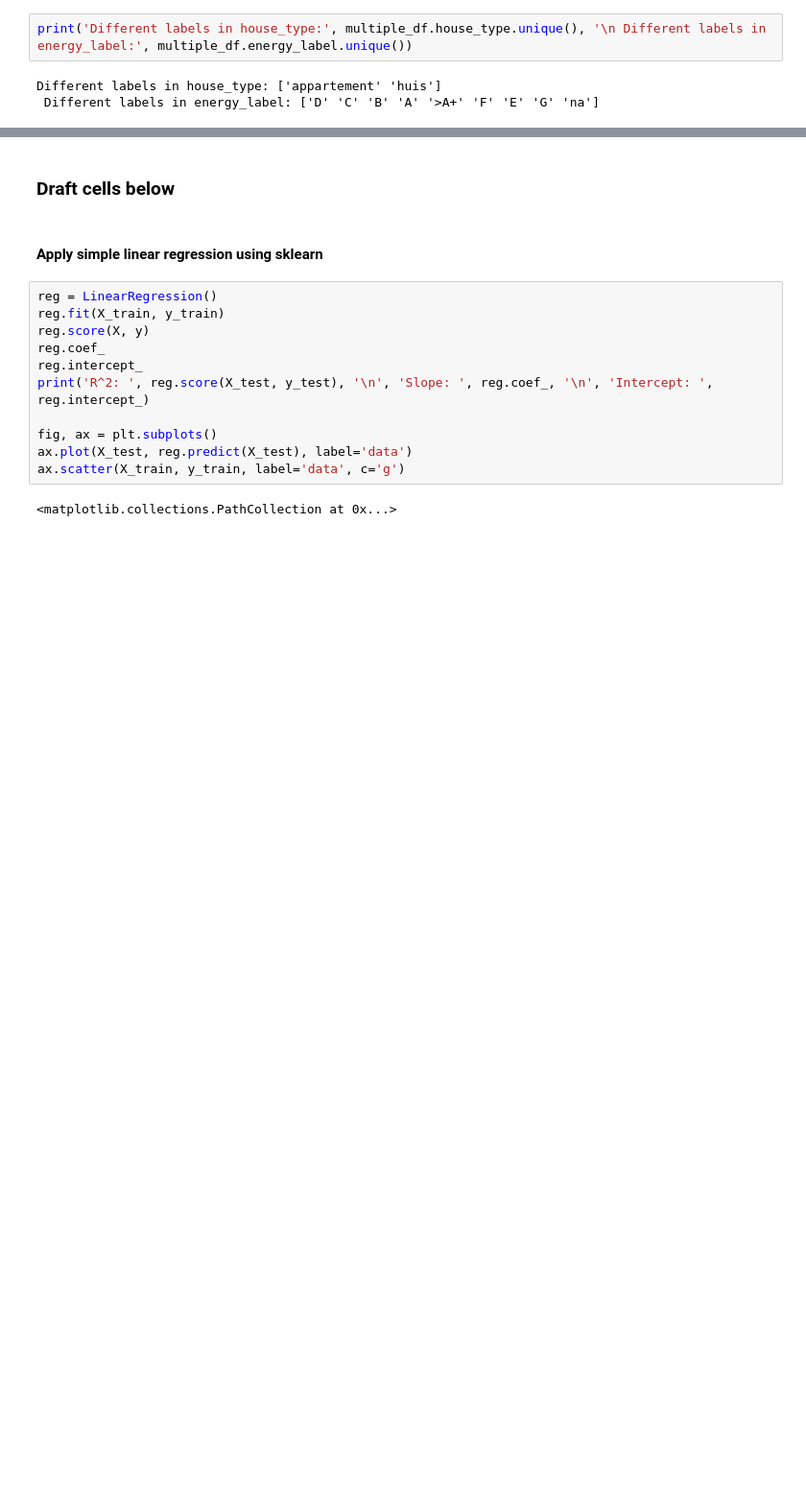
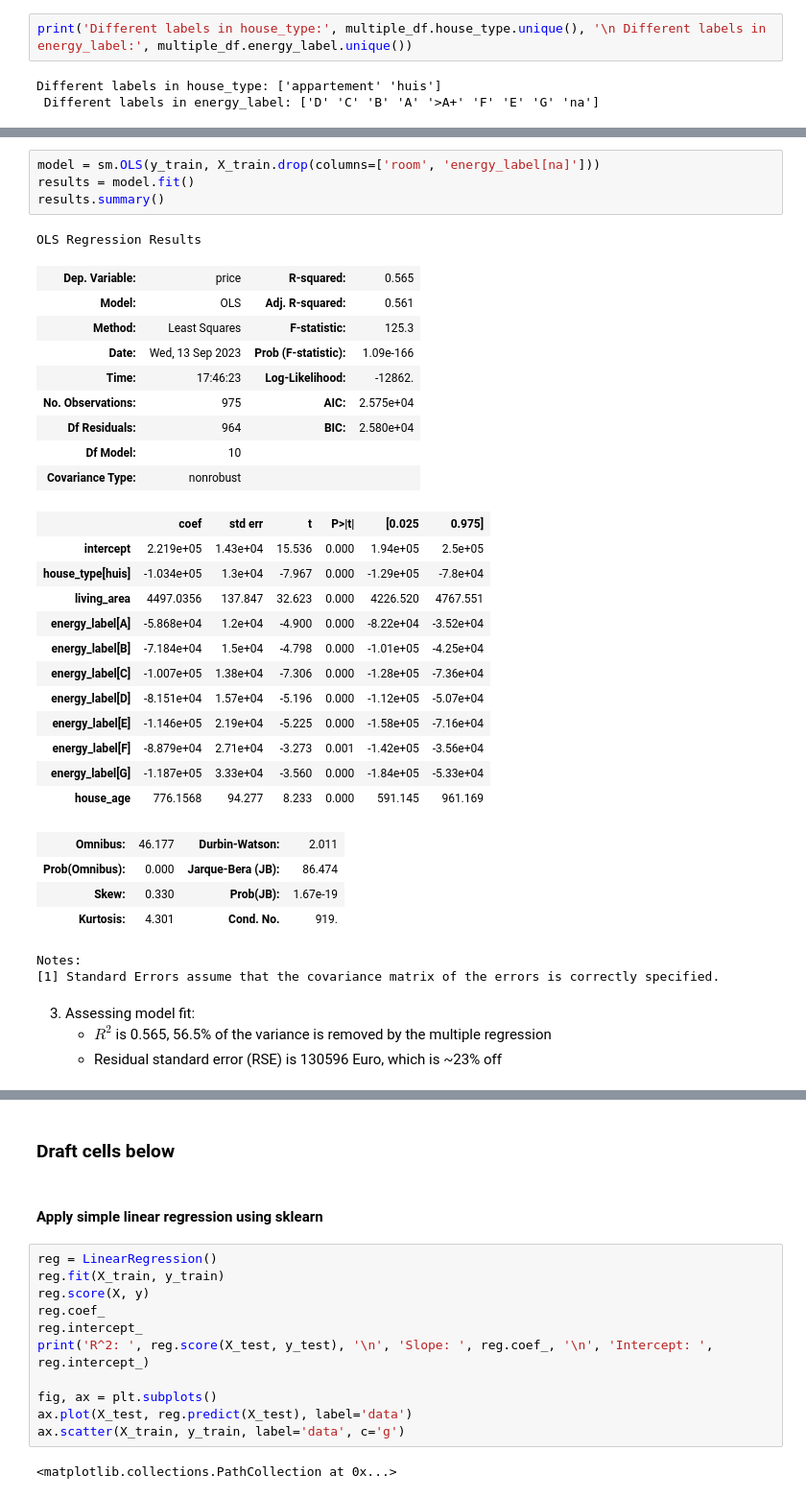
Before and after one commit to luukvanroessel/ML, a Jupyter notebook: funda.ipynb, the cells around one changed output, grey strips where cells are left out. Shown at 96% size. Saved outputs shown, nothing was run; the diff lists cells and outputs as text; blank space fills up the shorter version.

```diff
--- a/funda.ipynb
+++ b/funda.ipynb
@@ -246,0 +320,37 @@ summarize(model.fit())
+# %%
+model = sm.OLS(y_train, X_train.drop(columns=['room', 'energy_label[na]']))
+results = model.fit()
+results.summary()
+# %% [output]
+OLS Regression Results
+| Dep. Variable: | price | R-squared: | 0.565 |
+| Model: | OLS | Adj. R-squared: | 0.561 |
+| Method: | Least Squares | F-statistic: | 125.3 |
+| Date: | Wed, 13 Sep 2023 | Prob (F-statistic): | 1.09e-166 |
+| Time: | 17:46:23 | Log-Likelihood: | -12862. |
+| No. Observations: | 975 | AIC: | 2.575e+04 |
+| Df Residuals: | 964 | BIC: | 2.580e+04 |
+| Df Model: | 10 |  |  |
+| Covariance Type: | nonrobust |  |  |
+|  | coef | std err | t | P>|t| | [0.025 | 0.975] |
+| intercept | 2.219e+05 | 1.43e+04 | 15.536 | 0.000 | 1.94e+05 | 2.5e+05 |
+| house_type[huis] | -1.034e+05 | 1.3e+04 | -7.967 | 0.000 | -1.29e+05 | -7.8e+04 |
+| living_area | 4497.0356 | 137.847 | 32.623 | 0.000 | 4226.520 | 4767.551 |
+| energy_label[A] | -5.868e+04 | 1.2e+04 | -4.900 | 0.000 | -8.22e+04 | -3.52e+04 |
+| energy_label[B] | -7.184e+04 | 1.5e+04 | -4.798 | 0.000 | -1.01e+05 | -4.25e+04 |
+| energy_label[C] | -1.007e+05 | 1.38e+04 | -7.306 | 0.000 | -1.28e+05 | -7.36e+04 |
+| energy_label[D] | -8.151e+04 | 1.57e+04 | -5.196 | 0.000 | -1.12e+05 | -5.07e+04 |
+| energy_label[E] | -1.146e+05 | 2.19e+04 | -5.225 | 0.000 | -1.58e+05 | -7.16e+04 |
+| energy_label[F] | -8.879e+04 | 2.71e+04 | -3.273 | 0.001 | -1.42e+05 | -3.56e+04 |
+| energy_label[G] | -1.187e+05 | 3.33e+04 | -3.560 | 0.000 | -1.84e+05 | -5.33e+04 |
+| house_age | 776.1568 | 94.277 | 8.233 | 0.000 | 591.145 | 961.169 |
+| Omnibus: | 46.177 | Durbin-Watson: | 2.011 |
+| Prob(Omnibus): | 0.000 | Jarque-Bera (JB): | 86.474 |
+| Skew: | 0.330 | Prob(JB): | 1.67e-19 |
+| Kurtosis: | 4.301 | Cond. No. | 919. |
+Notes:
+[1] Standard Errors assume that the covariance matrix of the errors is correctly specified.
+# %% [markdown]
+3. Assessing model fit:
+    - $R^2$ is 0.565, 56.5% of the variance is removed by the multiple regression
+    - Residual standard error (RSE) is 130596 Euro, which is ~23% off
```
Also changed, not shown: parts of 21 cells of this notebook.
